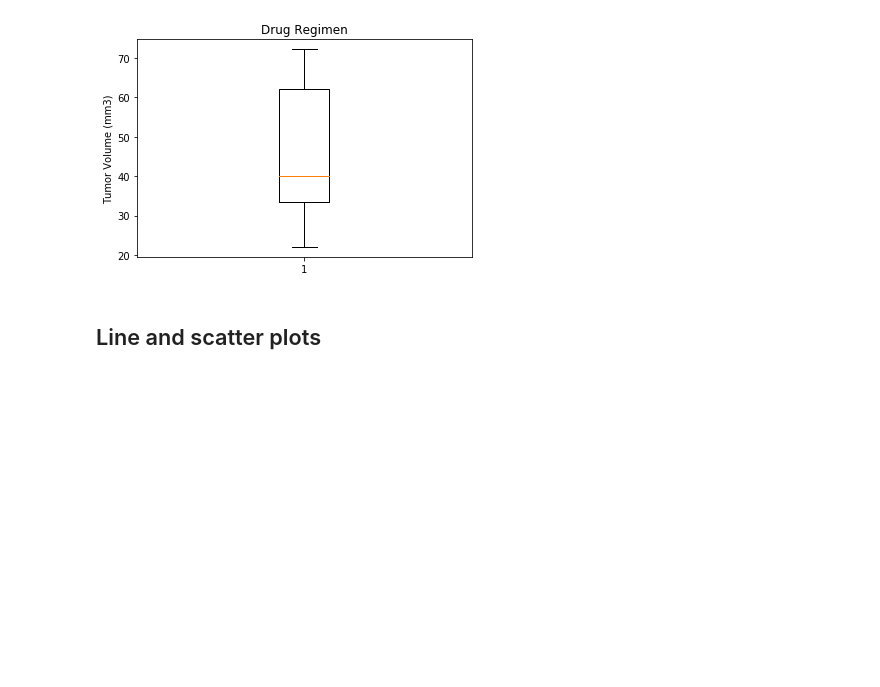
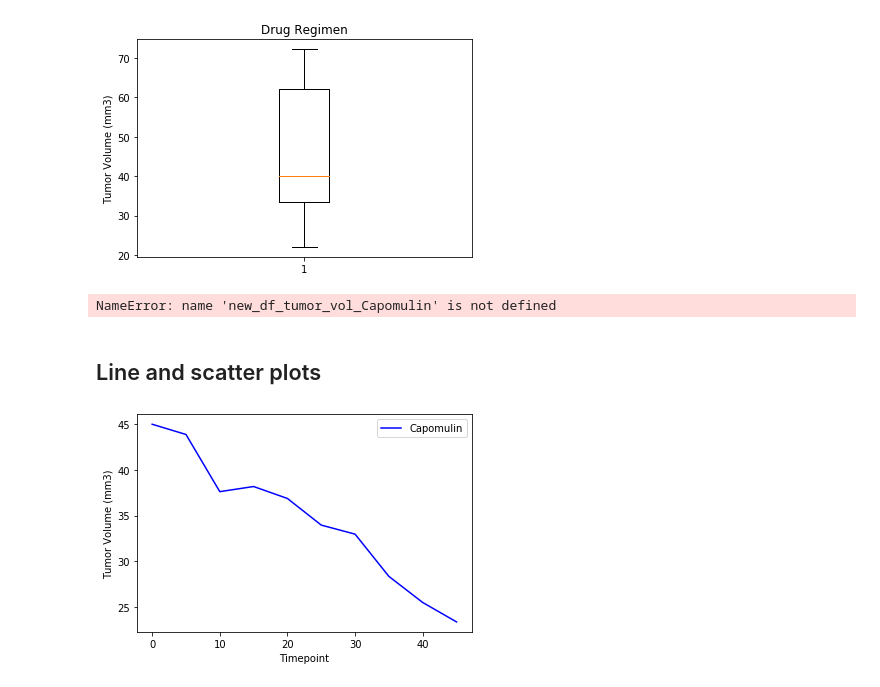
Before and after one commit to amolgupte/Matplotlib-Challenge, a Jupyter notebook: PyPharma.ipynb, the cells around one changed output. Drawn from its saved outputs; the diff is of its cells as text; code cells hidden in the pictures; blank space fills up the shorter version.

```diff
--- a/PyPharma.ipynb
+++ b/PyPharma.ipynb
@@ -224,5 +228,9 @@ ax1.boxplot(TumorVolume)
 plt.show()
 # %% [output]
 [figure]
+# %%
+new_df_tumor_vol_Capomulin.head(15)
+# %% [output]
+NameError: name 'new_df_tumor_vol_Capomulin' is not defined
 # %% [markdown]
 ## Line and scatter plots
@@ -231,3 +237,26 @@ plt.show()
+# %%
+# Generate a line plot of time point versus tumor volume for a mouse treated with Capomulin
+
+new_df_tumor_vol_Capomulin=combine_data[[ 'Mouse ID','Drug Regimen','Tumor Volume (mm3)','Timepoint']]
+
+s185_df = new_df_tumor_vol_Capomulin.loc[new_df_tumor_vol_Capomulin["Mouse ID"] == "s185"]["Timepoint"]
+s185_df
+
+Tumor_df = new_df_tumor_vol_Capomulin.loc[new_df_tumor_vol_Capomulin["Mouse ID"] == "s185"]["Tumor Volume (mm3)"]
+Tumor_df
+
+Capomulin_plot, = plt.plot(s185_df,Tumor_df, color="blue", label="Capomulin" )
+plt.xlabel('Timepoint')
+plt.ylabel('Tumor Volume (mm3)')
+
+
+# Create a legend for our chart
+plt.legend(handles=[Capomulin_plot], loc="best")
+
+# Show the chart
+plt.show()
+# %% [output]
+[figure, added]
 # %%
 # Generate a scatter plot of mouse weight versus average tumor volume for the Capomulin regimen
 # %%
```
Also changed, not shown: parts of 5 cells of this notebook.
